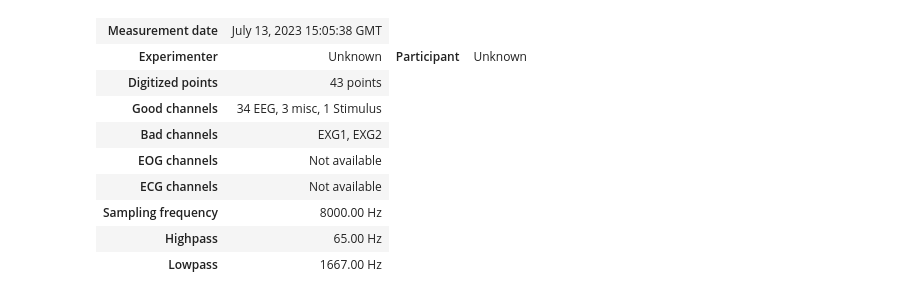
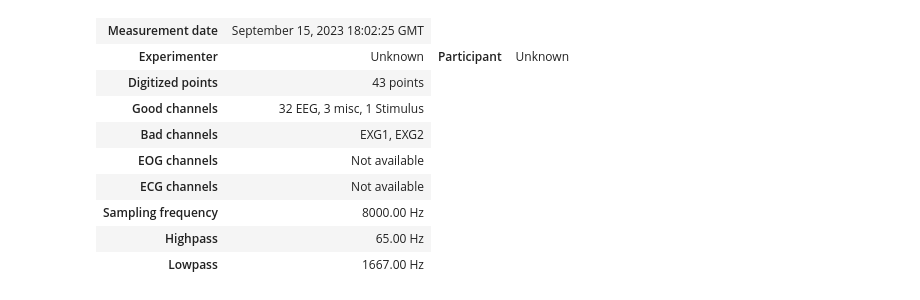
Before and after one commit to SNAPlabgroup/Pitch_Diagnostics_Code, a Jupyter notebook: EFR_Pitch/Human/Analysis/1_bdf_preprocessing/EFR_BDF_Preprocessing.ipynb, the cells around one changed output. Drawn from its saved outputs; the diff is of its cells as text; code cells hidden in the pictures.

```diff
--- a/EFR_Pitch/Human/Analysis/1_bdf_preprocessing/EFR_BDF_Preprocessing.ipynb
+++ b/EFR_Pitch/Human/Analysis/1_bdf_preprocessing/EFR_BDF_Preprocessing.ipynb
@@ -24,9 +24,9 @@ phase = 'alt';
 from bdf_preproc import poolBDF
 pwd = os.getcwd();
 
-subj = 'S353';
+subj = 'S311';
 cond = 'YNH';
-trialID = '*Pitch_EFR*';
+trialID = '*PitchEFR*';
 EFR = 1; #change to 1 if you want to look at EFRs, 0 is cortical response
 
 local = 0;
@@ -157,14 +180,14 @@ if not EFR:
     blink_proj = compute_proj_epochs(epochs_blinks, n_eeg=1)
     raw.add_proj(blink_proj)
 # %%
-bad_chans = ['EXG3','EXG4','EXG5'];
+bad_chans = ['EXG3','EXG4','EXG5','A4','A14'];
 raw.drop_channels(bad_chans);
 raw.info
 # %% [output]
-| Measurement date | July 13, 2023 15:05:38 GMT |
+| Measurement date | September 15, 2023 18:02:25 GMT |
 | Experimenter | Unknown | Participant | Unknown |
 | Digitized points | 43 points |
-| Good channels | 34 EEG, 3 misc, 1 Stimulus |
+| Good channels | 32 EEG, 3 misc, 1 Stimulus |
 | Bad channels | EXG1, EXG2 |
 | EOG channels | Not available |
 | ECG channels | Not available |
```
Also changed, not shown: parts of 6 cells of this notebook, 35 other files.
